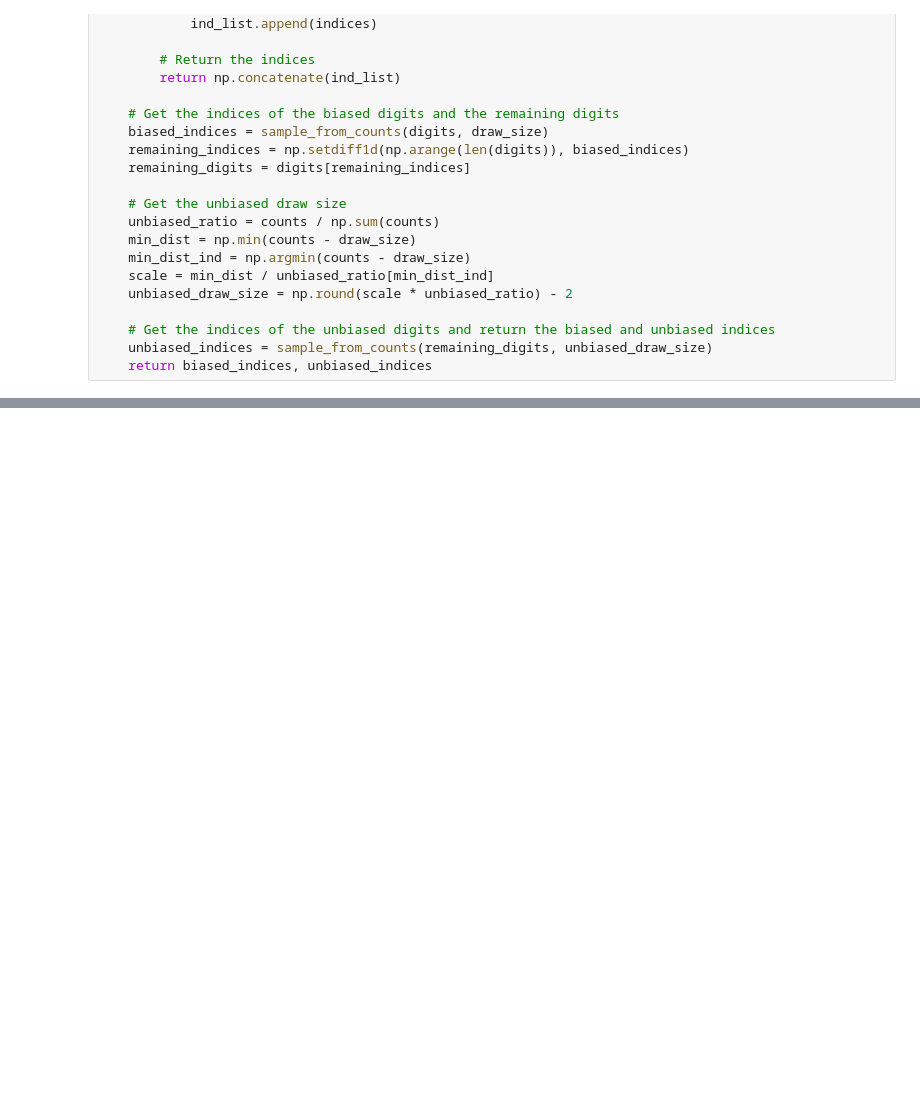
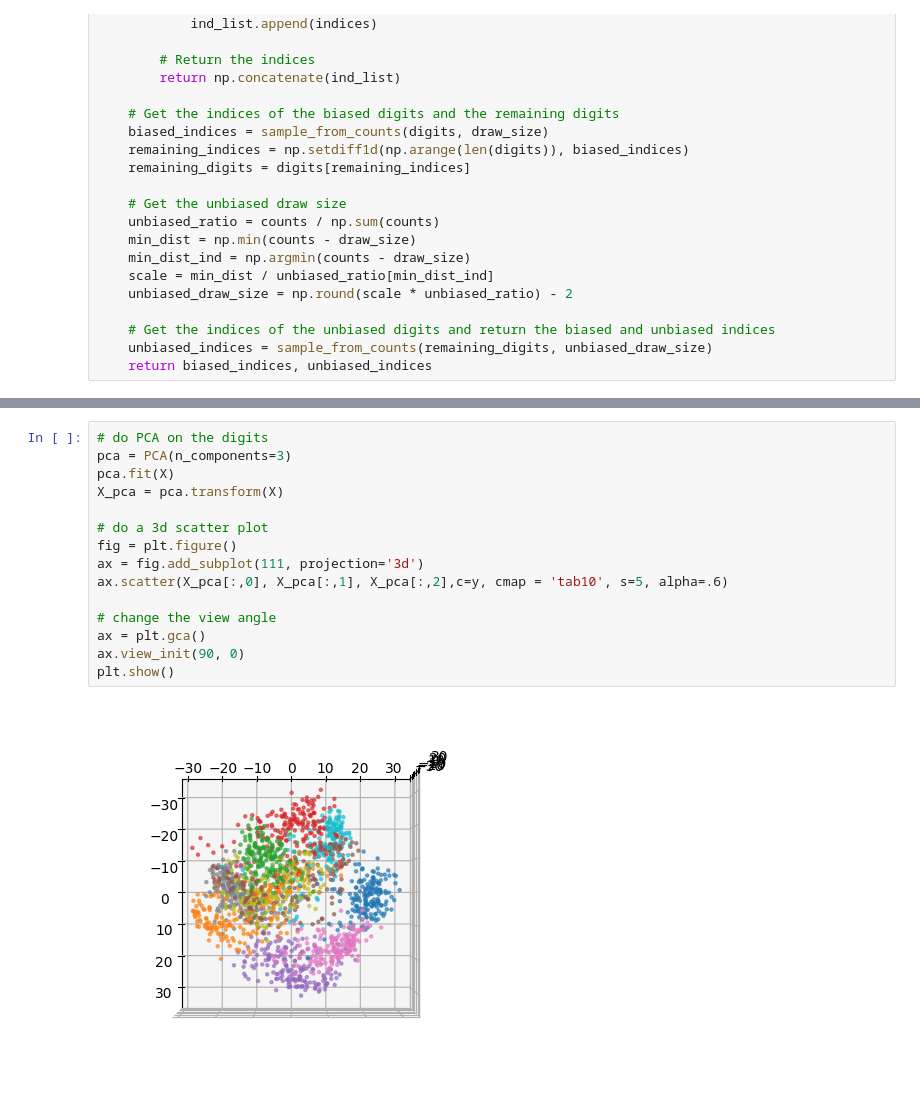
Before and after one commit to samlayton99/ML_and_Optimizaiton, a Jupyter notebook: AdaptiveLearning/cluster_sampling.ipynb, the cells around one changed output, grey strips where cells are left out. Saved outputs shown, nothing was run; the diff lists cells and outputs as text; blank space fills up the shorter version.

```diff
--- a/AdaptiveLearning/cluster_sampling.ipynb
+++ b/AdaptiveLearning/cluster_sampling.ipynb
@@ -712,0 +1072,17 @@ array([[167,   0,   0,   0,   0,   0,   0,   0,   0,   0],
+# %%
+# do PCA on the digits
+pca = PCA(n_components=3)
+pca.fit(X)
+X_pca = pca.transform(X)
+
+# do a 3d scatter plot
+fig = plt.figure()
+ax = fig.add_subplot(111, projection='3d')
+ax.scatter(X_pca[:,0], X_pca[:,1], X_pca[:,2],c=y, cmap = 'tab10', s=5, alpha=.6)
+
+# change the view angle
+ax = plt.gca()
+ax.view_init(90, 0)
+plt.show()
+# %% [output]
+[figure, added]
```
Also changed, not shown: parts of 20 cells of this notebook, 4 other files.
